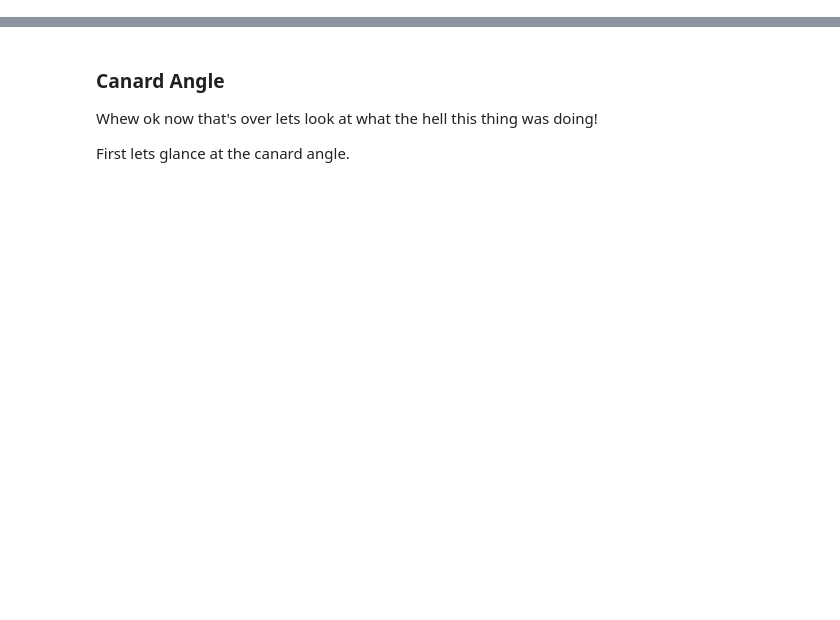
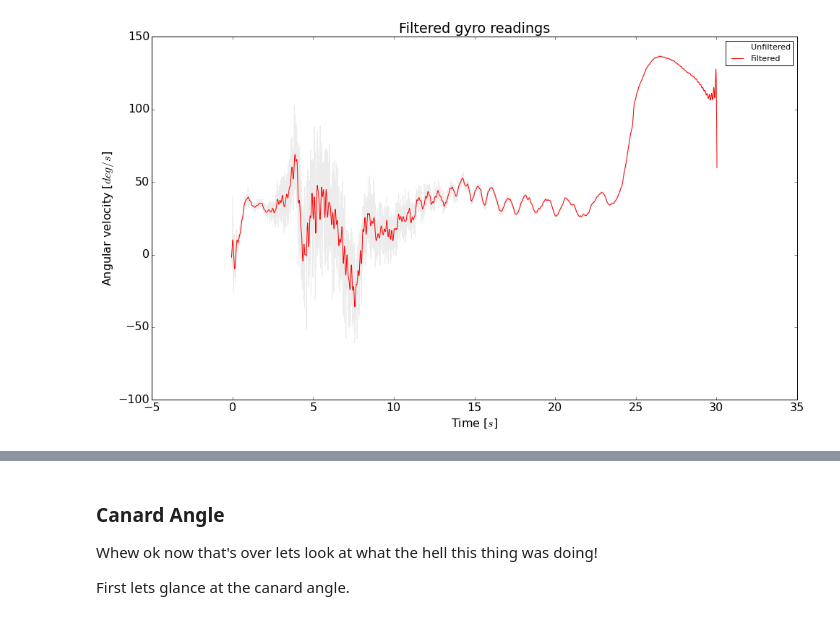
Before and after one commit to psas/Launch-12, a Jupyter notebook: data/rollanalysis_part2.ipynb, the cells around one changed output, grey strips where cells are left out. Saved outputs shown, nothing was run; the diff lists cells and outputs as text; code cells hidden in the pictures; blank space fills up the shorter version.

```diff
--- a/data/rollanalysis_part2.ipynb
+++ b/data/rollanalysis_part2.ipynb
@@ -20,6 +22,7 @@ rcParams.update({'font.size': 16})
 import numpy as np
 import matplotlib.pyplot as plt
 from scipy.integrate import simps
+from scipy.signal import firwin, lfilter
 
 # other stuff we will need for this code
 # code from the roll-control repository
@@ -33,94 +36,52 @@ time = columns[1]  # time
 gyro_x = columns[3]  # x-axis gyro readings
 acc_x = columns[6]  # x-axis accelerometer readings
 
 columns = np.loadtxt("./LAUNCH/ROLL.csv", delimiter=',', unpack=True)
 
 # actual fin angle during flight
 fin_angle = columns[2]
 
 # umblicial disconnect event
 t_0 = 117853569585227
 
 # element wise subtraction
 time = np.subtract(time, t_0)
 
 # convert from ns to s
 time = np.divide(time, 1e9)
 
 # get rid of unwanted readings
 time = time[3650:28125]
 gyro_x = gyro_x[3650:28125]
 acc_x = acc_x[3650:28125]
 fin_angle = fin_angle[3650:28125]
 
 # subtract gravity from accelerometer readings
 acc_x = np.subtract(acc_x, 9.8)
 
-# differentiate gyro readings to get angular acceleration
-ang_acc = np.diff(gyro_x)
+# filter gyro readings with low pass
+sample_rate = 819.2  # Hz
+freq_cutoff = 7.5    # Hz
+filter_taps = 4096   # length of filter
 
-# get velocity from integrating accelerometer
-velocity = []
-for i in range(len(acc_x)):
-    # avoid integration error
-    if(i > 0):
-      # use simpsons rule on the samples to integrate
-      velocity.append(simps(acc_x[:i], time[:i]))
+# Finite Impulse response filter design using the window method
+window = firwin(numtaps=filter_taps, cutoff=freq_cutoff, nyq=sample_rate/2)
 
-# get position from integrating velocity
-position = []
-for j in range(len(velocity)):
-    # avoid integration error
-    if(j > 0):
-        # use simpsons rule on the samples to integrate
-        position.append(simps(velocity[:j], time[:j]))
+# filter padding
+ang_vel_padded = np.concatenate((gyro_x, np.zeros(filter_taps/2)))
 
-# now that we've got that
-# time to set up PID controller
-pid = PIDController(p=5, i=.01, d=0)
-pid.setTarget(0.0)
+# run it through a low pass filter
+ang_vel_filtered = lfilter(window, 1.0, ang_vel_padded)[filter_taps/2:]
+gyro_x_filtered = ang_vel_filtered
 
-# for storing predicted canard angle
-canard_angle = []
-
-# for storing PID outputs
-pids = []
-prop_stage = []
-integral_stage = []
-derivative_stage = []
-
-# for storing angular acc caused by canard
-canard_ang_acc = []  # predicted
-actual_canard_ang_acc = []  # actual
-
-# iterating over len(time)-2, since we lose 2 samples in the double integration
-for i in range(len(time[2:])):
-
-    # step PID by feeding in the gyro readings from the flight
-    correction = pid.step(gyro_x[i])
-
-    # store correction
-    # had to flip signs to match data... why??
-    pids.append(-1*correction[0])  # total
-    prop_stage.append(-1*correction[1])  # proportional
-    integral_stage.append(-1*correction[2])  # integral
-    derivative_stage.append(-1*correction[3])  # derivative
-
-
-    # estimate alpha from current position, velocity, time
-    # had to flip signs to match data... why??
-    a = -1*lv2.estimate_alpha(correction[0], position[i], velocity[i], time[i])
-
-    # request current canard angle
-    # accepts manuever every 3ms
-    a = lv2.servo(a, time[i])
-
-    # compute angular acceleration being caused by canard
-    aa = lv2.angular_accel(a, position[i], velocity[i], time[i])
-    actual_aa = lv2.angular_accel(fin_angle[i], position[i], velocity[i], time[i])
-
-    # angular position of canard
-    # and canard angular acceleration
-    canard_angle.append(a)
-    canard_ang_acc.append(aa)
-    actual_canard_ang_acc.append(actual_aa)
+# now lets look at the result
+fig, ax10 = plt.subplots(nrows=1, sharex=True, figsize=(16,9))
+ax10.plot(time, gyro_x, color='grey', alpha=.15, label='Unfiltered')
+ax10.plot(time, gyro_x_filtered, color='red', label='Filtered')
+ax10.set_title('Filtered gyro readings')
+ax10.set_ylabel('Angular velocity [$deg/s$]')
+ax10.set_xlabel('Time [$s$]')
+ax10.legend(loc=1, fontsize='x-small')
+plt.show()
+# %% [output]
+[figure, added]
```
Also changed, not shown: parts of 11 cells of this notebook.
